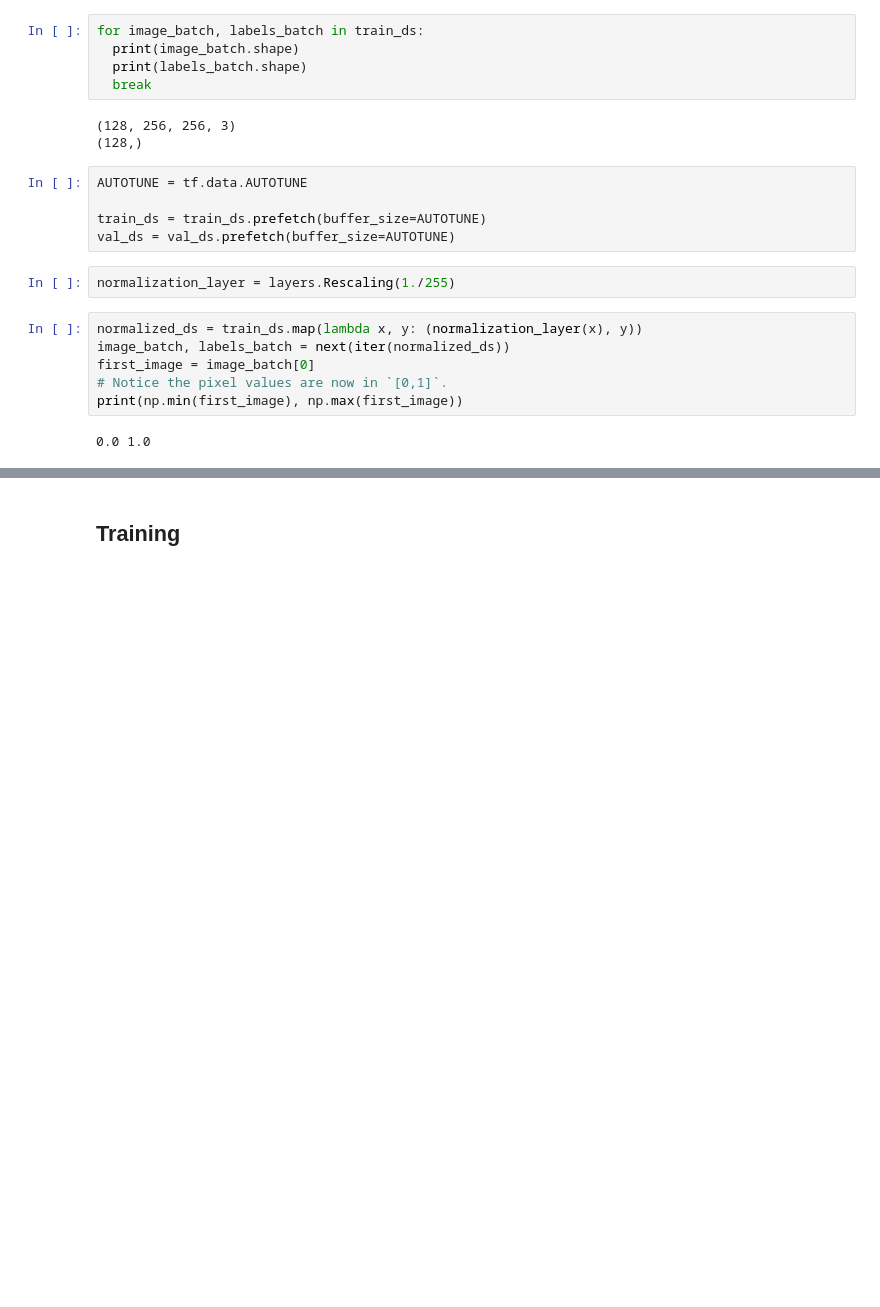
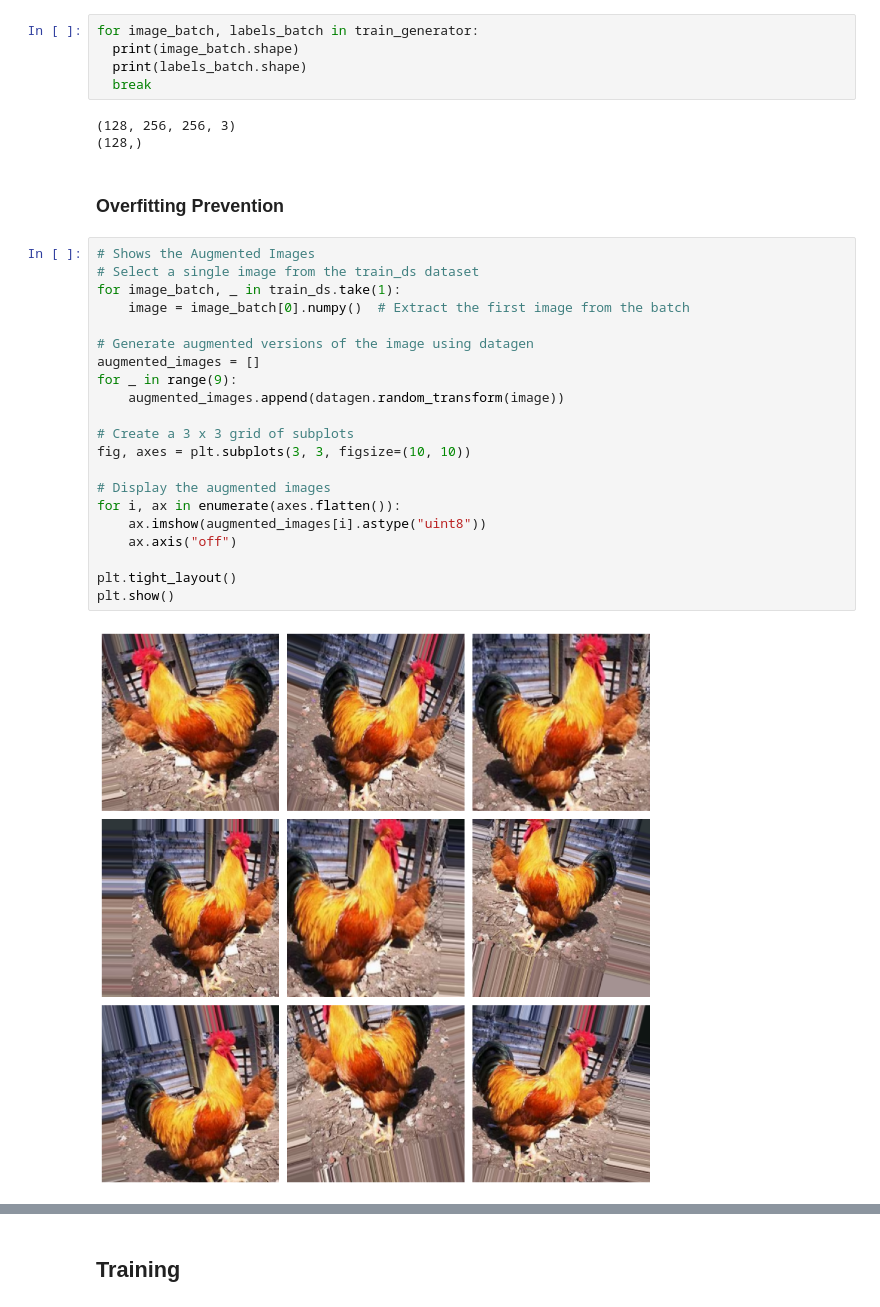
Before and after one commit to NinePiece2/AnimalClassification, a Jupyter notebook: notebooks/main.ipynb, the cells around one changed output, grey strips where cells are left out. Drawn from its saved outputs; the diff is of its cells as text; blank space fills up the shorter version.

```diff
--- a/notebooks/main.ipynb
+++ b/notebooks/main.ipynb
@@ -98,26 +111,36 @@ for i in range(len(class_names)):
 # %% [markdown]
 ## Model
 # %%
-for image_batch, labels_batch in train_ds:
+for image_batch, labels_batch in train_generator:
   print(image_batch.shape)
   print(labels_batch.shape)
   break
 # %% [output]
 (128, 256, 256, 3)
 (128,)
-# %%
-AUTOTUNE = tf.data.AUTOTUNE
-
-train_ds = train_ds.prefetch(buffer_size=AUTOTUNE)
-val_ds = val_ds.prefetch(buffer_size=AUTOTUNE)
-# %%
-normalization_layer = layers.Rescaling(1./255)
-# %%
-normalized_ds = train_ds.map(lambda x, y: (normalization_layer(x), y))
-image_batch, labels_batch = next(iter(normalized_ds))
-first_image = image_batch[0]
-# Notice the pixel values are now in `[0,1]`.
-print(np.min(first_image), np.max(first_image))
-# %% [output]
-0.0 1.0
+# %% [markdown]
+### Overfitting Prevention
+# %%
+# Shows the Augmented Images
+# Select a single image from the train_ds dataset
+for image_batch, _ in train_ds.take(1):
+    image = image_batch[0].numpy()  # Extract the first image from the batch
+
+# Generate augmented versions of the image using datagen
+augmented_images = []
+for _ in range(9):
+    augmented_images.append(datagen.random_transform(image))
+
+# Create a 3 x 3 grid of subplots
+fig, axes = plt.subplots(3, 3, figsize=(10, 10))
+
+# Display the augmented images
+for i, ax in enumerate(axes.flatten()):
+    ax.imshow(augmented_images[i].astype("uint8"))
+    ax.axis("off")
+
+plt.tight_layout()
+plt.show()
+# %% [output]
+[figure, added]
 # %% [markdown]
```
Also changed, not shown: parts of 14 cells of this notebook, 3 other files.
